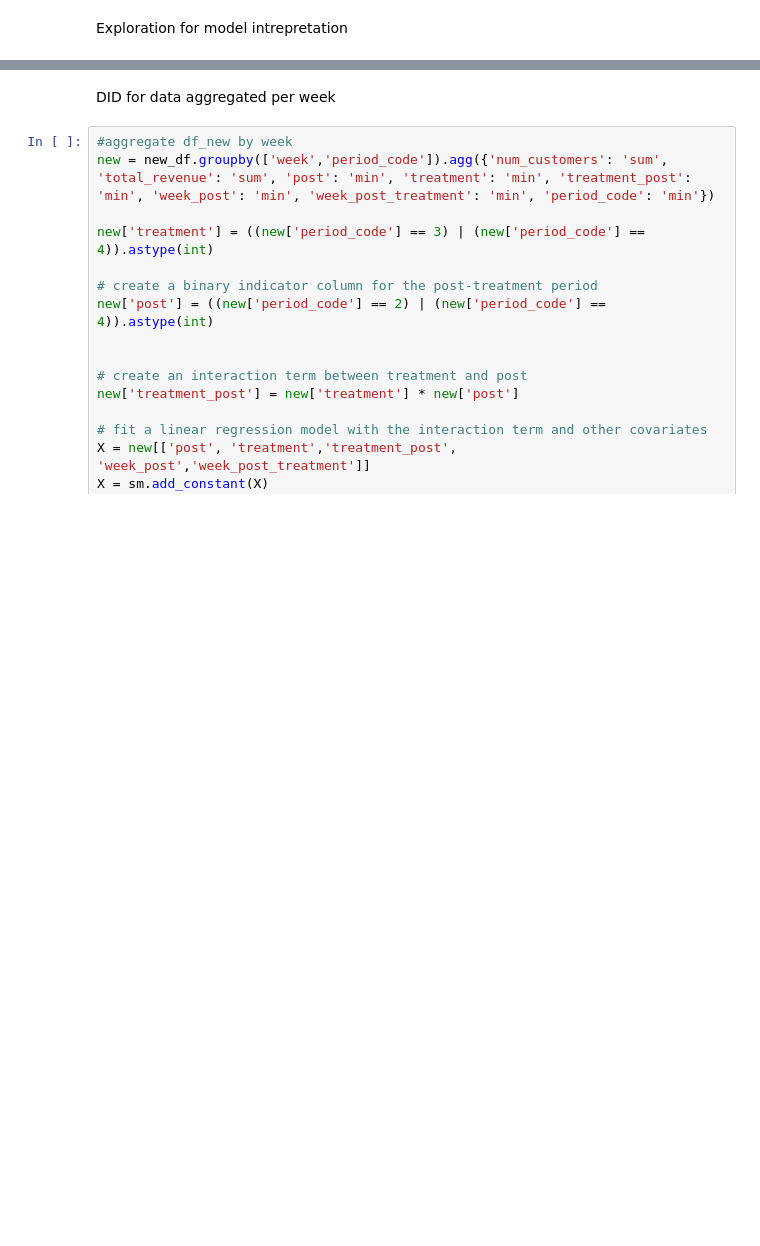
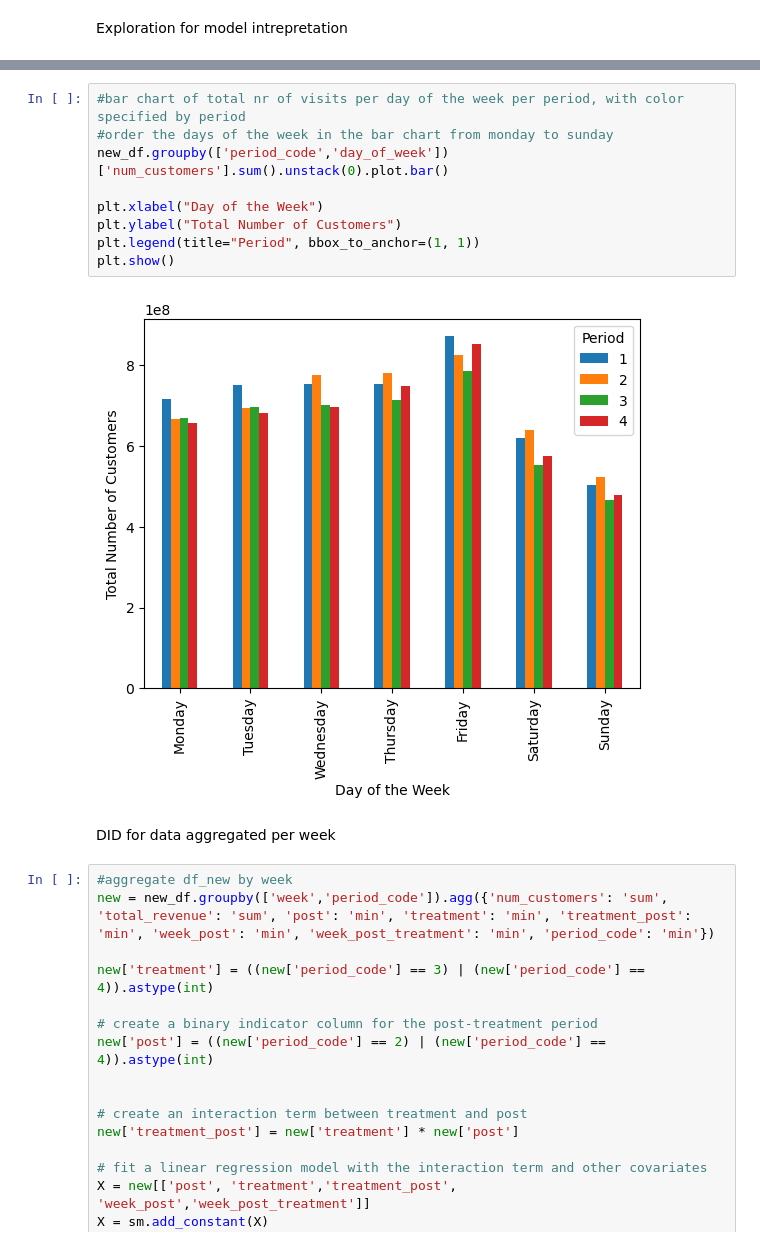
Before and after one commit to nastasija-m/DCIA, a Jupyter notebook: discontinuity - nr of customers.ipynb, the cells around one changed output, grey strips where cells are left out. Cells and saved outputs as stored; diff of their text form; blank space fills up the shorter version.

```diff
--- a/discontinuity - nr of customers.ipynb
+++ b/discontinuity - nr of customers.ipynb
@@ -250,3 +246,14 @@ new_df['total_revenue'][new_df['period_code'] == 1].sum(),new_df['total_revenue'
+# %%
+#bar chart of total nr of visits per day of the week per period, with color specified by period
+#order the days of the week in the bar chart from monday to sunday
+new_df.groupby(['period_code','day_of_week'])['num_customers'].sum().unstack(0).plot.bar()
+
+plt.xlabel("Day of the Week")
+plt.ylabel("Total Number of Customers")
+plt.legend(title="Period", bbox_to_anchor=(1, 1))
+plt.show()
+# %% [output]
+[figure, added]
 # %% [markdown]
 DID for data aggregated per week
 # %%
```
Also changed, not shown: parts of 17 cells of this notebook.
